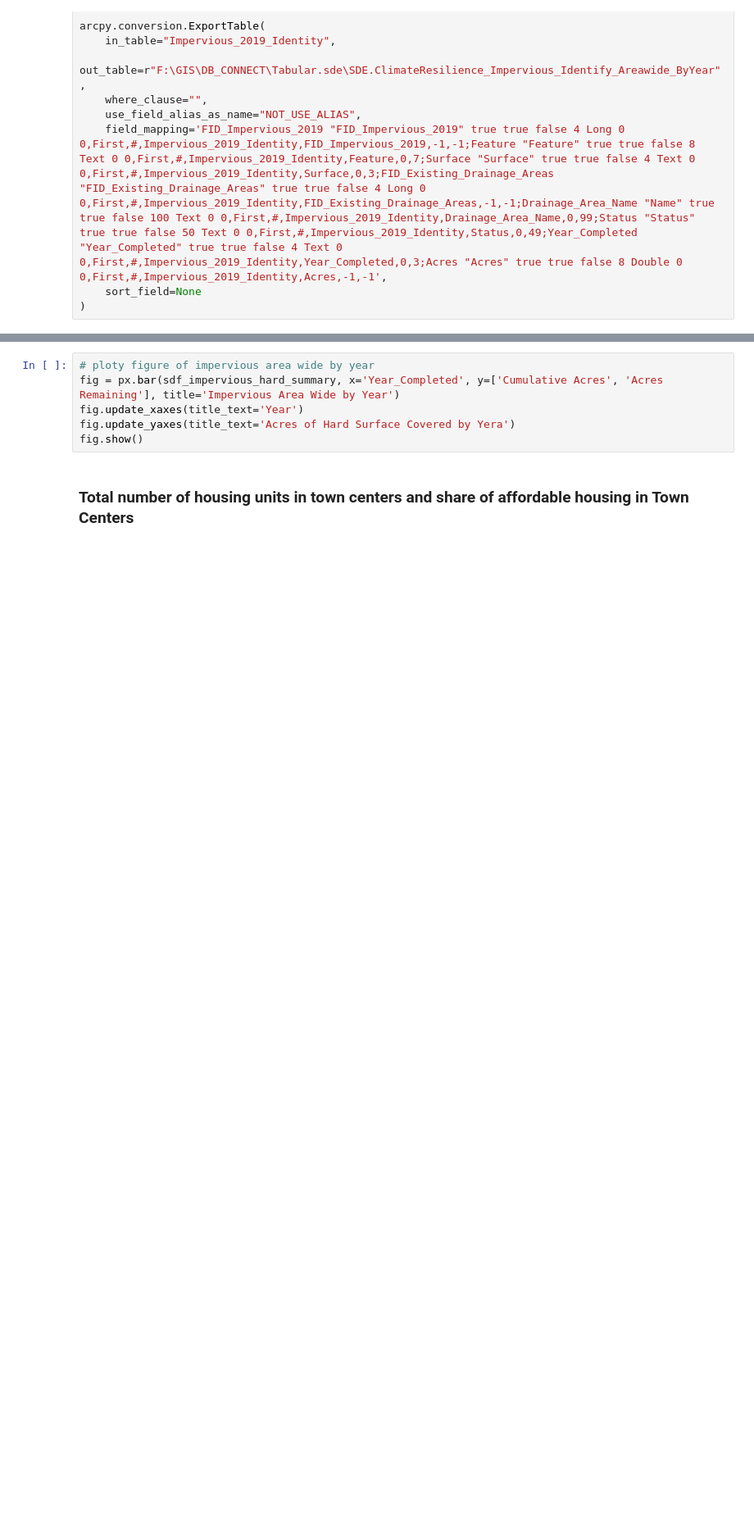
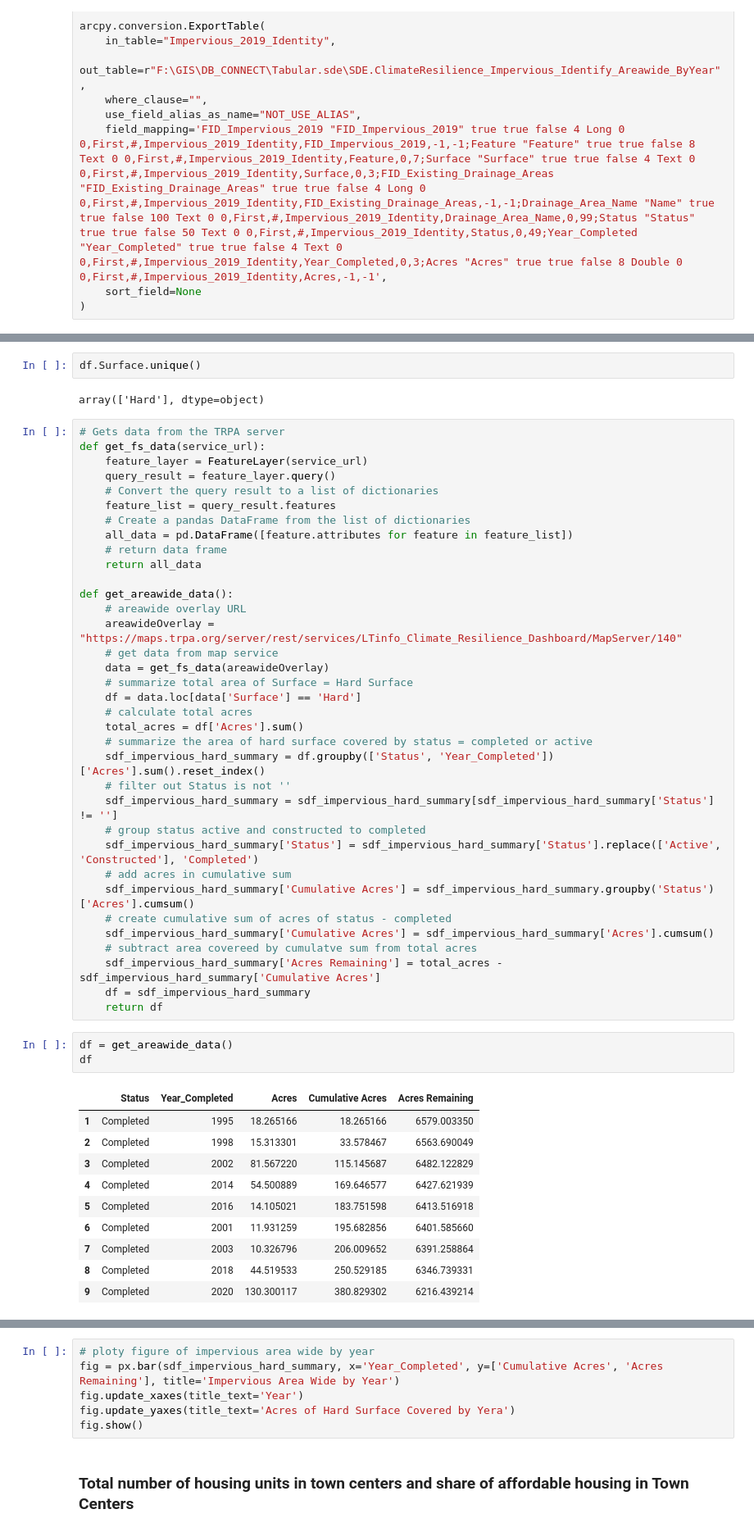
Before and after one commit to trpa-agency/ClimateResilienceDashboard, a Jupyter notebook: data_engineering.ipynb, the cells around one changed output, grey strips where cells are left out. Shown at 82% size. Saved outputs shown, nothing was run; the diff lists cells and outputs as text; blank space fills up the shorter version.

Commit message:
update bmp and areawide charts

```diff
--- a/data_engineering.ipynb
+++ b/data_engineering.ipynb
@@ -849,0 +864,53 @@ sdf_impervious_hard_summary
+# %%
+df.Surface.unique()
+# %% [output]
+array(['Hard'], dtype=object)
+# %%
+# Gets data from the TRPA server
+def get_fs_data(service_url):
+    feature_layer = FeatureLayer(service_url)
+    query_result = feature_layer.query()
+    # Convert the query result to a list of dictionaries
+    feature_list = query_result.features
+    # Create a pandas DataFrame from the list of dictionaries
+    all_data = pd.DataFrame([feature.attributes for feature in feature_list])
+    # return data frame
+    return all_data
+
+def get_areawide_data():
+    # areawide overlay URL
+    areawideOverlay = "https://maps.trpa.org/server/rest/services/LTinfo_Climate_Resilience_Dashboard/MapServer/140"
+    # get data from map service
+    data = get_fs_data(areawideOverlay)
+    # summarize total area of Surface = Hard Surface
+    df = data.loc[data['Surface'] == 'Hard']
+    # calculate total acres
+    total_acres = df['Acres'].sum()
+    # summarize the area of hard surface covered by status = completed or active
+    sdf_impervious_hard_summary = df.groupby(['Status', 'Year_Completed'])['Acres'].sum().reset_index()
+    # filter out Status is not ''
+    sdf_impervious_hard_summary = sdf_impervious_hard_summary[sdf_impervious_hard_summary['Status'] != '']
+    # group status active and constructed to completed
+    sdf_impervious_hard_summary['Status'] = sdf_impervious_hard_summary['Status'].replace(['Active', 'Constructed'], 'Completed')
+    # add acres in cumulative sum
+    sdf_impervious_hard_summary['Cumulative Acres'] = sdf_impervious_hard_summary.groupby('Status')['Acres'].cumsum()
+    # create cumulative sum of acres of status - completed
+    sdf_impervious_hard_summary['Cumulative Acres'] = sdf_impervious_hard_summary['Acres'].cumsum()
+    # subtract area covereed by cumulatve sum from total acres
+    sdf_impervious_hard_summary['Acres Remaining'] = total_acres - sdf_impervious_hard_summary['Cumulative Acres']
+    df = sdf_impervious_hard_summary
+    return df
+# %%
+df = get_areawide_data()
+df
+# %% [output]
+|  | Status | Year_Completed | Acres | Cumulative Acres | Acres Remaining |
+| 1 | Completed | 1995 | 18.265166 | 18.265166 | 6579.003350 |
+| 2 | Completed | 1998 | 15.313301 | 33.578467 | 6563.690049 |
+| 3 | Completed | 2002 | 81.567220 | 115.145687 | 6482.122829 |
+| 4 | Completed | 2014 | 54.500889 | 169.646577 | 6427.621939 |
+| 5 | Completed | 2016 | 14.105021 | 183.751598 | 6413.516918 |
+| 6 | Completed | 2001 | 11.931259 | 195.682856 | 6401.585660 |
+| 7 | Completed | 2003 | 10.326796 | 206.009652 | 6391.258864 |
+| 8 | Completed | 2018 | 44.519533 | 250.529185 | 6346.739331 |
+| 9 | Completed | 2020 | 130.300117 | 380.829302 | 6216.439214 |
```
Also changed, not shown: parts of 10 cells of this notebook, 4 other files.
